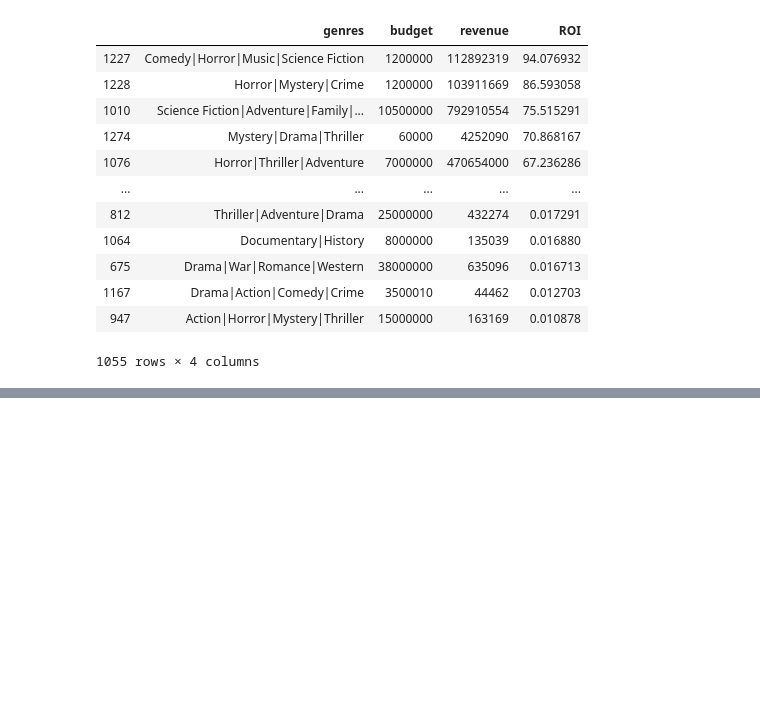
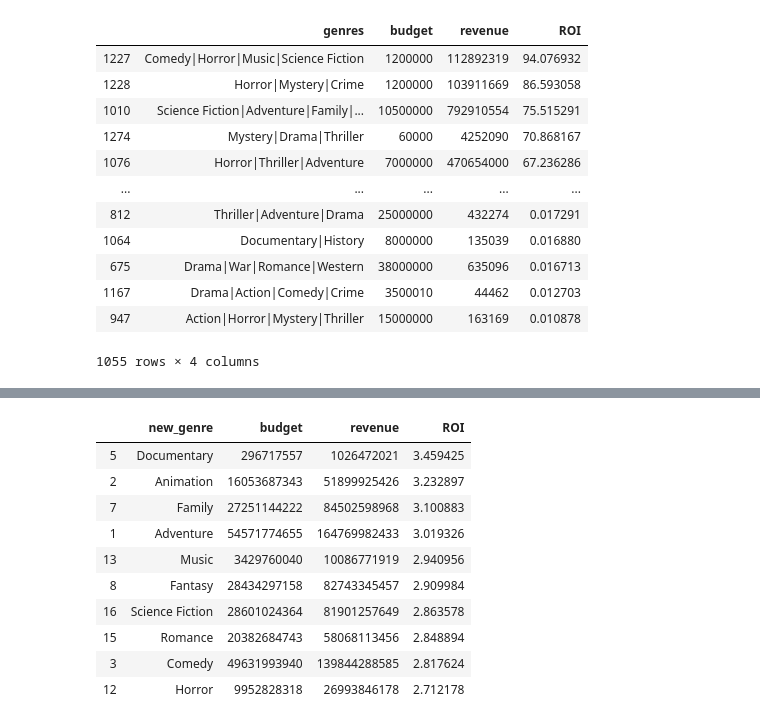
Before and after one commit to toonseghers/assignment2_data_analyst, a Jupyter notebook: Assignment 2- Jupyter Notebook.ipynb, the cells around one changed output, grey strips where cells are left out. Drawn from its saved outputs; the diff is of its cells as text; code cells hidden in the pictures; blank space fills up the shorter version.

Commit message:
research question 1: calculated with separated genres. splitted genre column in multiple columns. melted these new columns into a new dataset

```diff
--- a/Assignment 2- Jupyter Notebook.ipynb
+++ b/Assignment 2- Jupyter Notebook.ipynb
@@ -307,3 +307,17 @@ profitability_genres.sort_values(by='ROI',ascending=False)
 | 1167 | Drama|Action|Comedy|Crime | 3500010 | 44462 | 0.012703 |
 | 947 | Action|Horror|Mystery|Thriller | 15000000 | 163169 | 0.010878 |
 1055 rows × 4 columns
+# %%
+# we will now try to separate the different genres to have a more general view
+# we will split up the genres into a list of genres and use this list to melt the dataset into a new dataset to groupby all the separate genres
+list_genres=movies['genres'].str.split("|",expand=True)
+movies['genre1']=list_genres[0]
+movies['genre2']=list_genres[1]
+movies['genre3']=list_genres[2]
+movies['genre4']=list_genres[3]
+genres=['genre1','genre2','genre3','genre4']
+movies[genres]
+test=pd.melt(movies, id_vars='id', value_vars=genres, value_name='new_genre')
+full_table_test=test.merge(movies, on='id',how='outer')
+# how many movies are there of each separated genre
+full_table_test['new_genre'].value_counts()
@@ -309,0 +342,18 @@ profitability_genres.sort_values(by='ROI',ascending=False)
+# %%
+# ROI per genre
+profitability_per_genre=full_table_test.groupby('new_genre',as_index=False)['budget','revenue'].sum()
+profitability_per_genre['ROI']=profitability_per_genre['revenue']/profitability_per_genre['budget']
+profitability_per_genre=profitability_per_genre.sort_values('ROI',ascending=False)
+profitability_per_genre.head(10)
+# %% [output]
+|  | new_genre | budget | revenue | ROI |
+| 5 | Documentary | 296717557 | 1026472021 | 3.459425 |
+| 2 | Animation | 16053687343 | 51899925426 | 3.232897 |
+| 7 | Family | 27251144222 | 84502598968 | 3.100883 |
+| 1 | Adventure | 54571774655 | 164769982433 | 3.019326 |
+| 13 | Music | 3429760040 | 10086771919 | 2.940956 |
+| 8 | Fantasy | 28434297158 | 82743345457 | 2.909984 |
+| 16 | Science Fiction | 28601024364 | 81901257649 | 2.863578 |
+| 15 | Romance | 20382684743 | 58068113456 | 2.848894 |
+| 3 | Comedy | 49631993940 | 139844288585 | 2.817624 |
+| 12 | Horror | 9952828318 | 26993846178 | 2.712178 |
```
Also changed, not shown: parts of 1 cell of this notebook.
